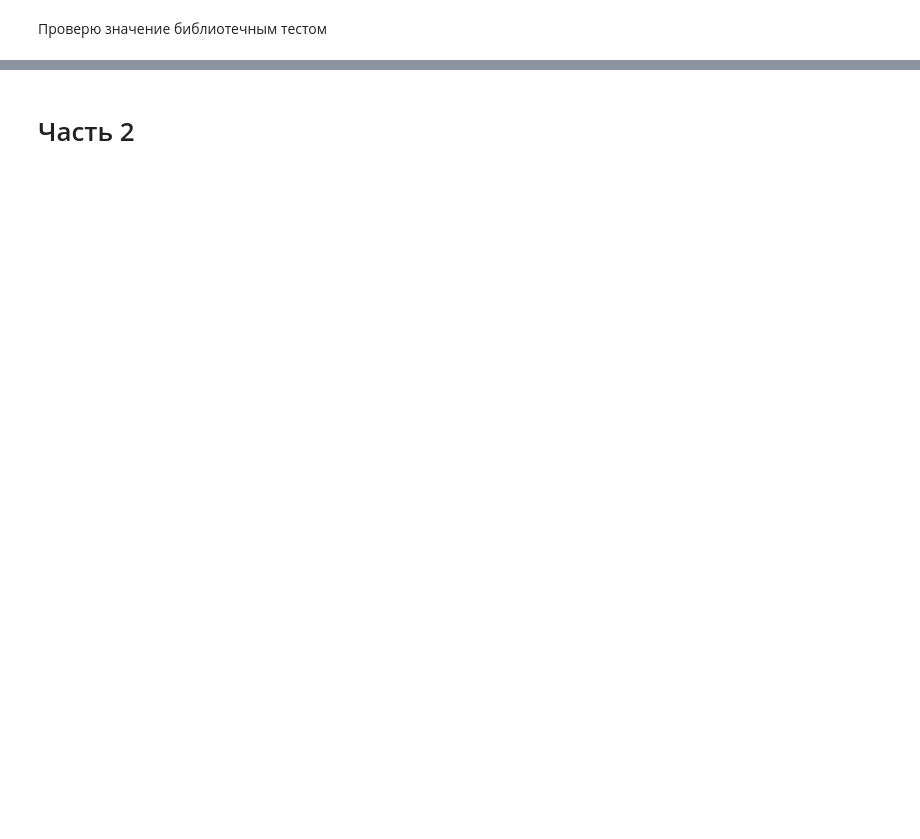
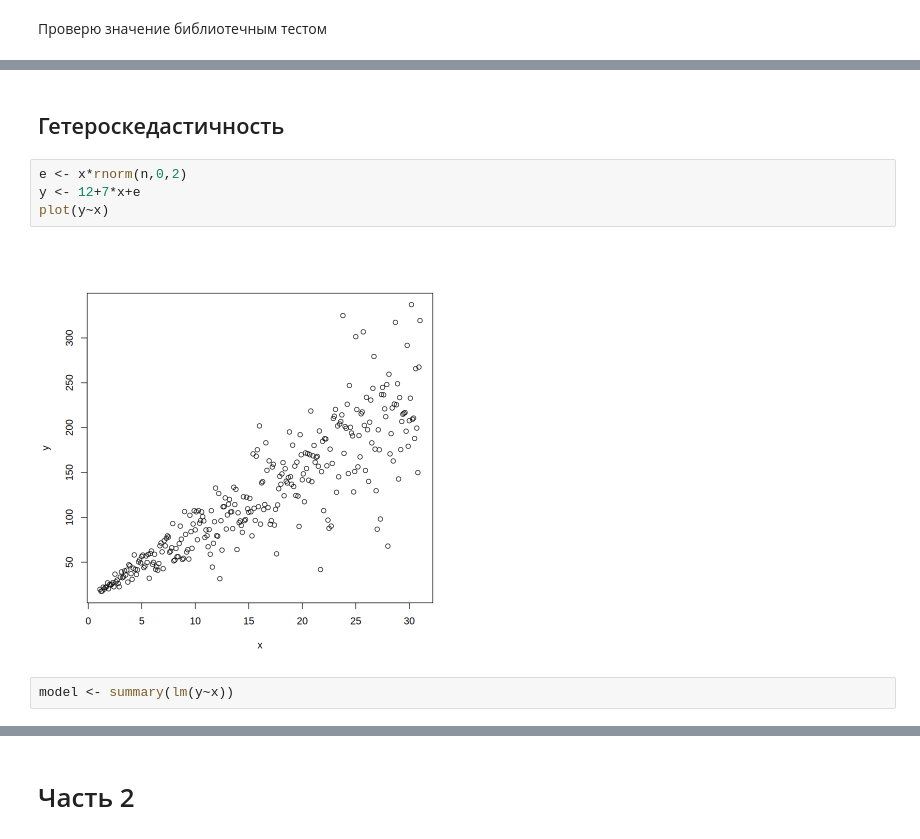
Before and after one commit to Amatikay/Econometrics_labs, a Jupyter notebook: Semester2/Lab-1/main.ipynb, the cells around one changed output, grey strips where cells are left out. Cells and saved outputs as stored; diff of their text form; blank space fills up the shorter version.

```diff
--- a/Semester2/Lab-1/main.ipynb
+++ b/Semester2/Lab-1/main.ipynb
@@ -99,0 +111,10 @@ Residual standard error: 1.037582
+# %% [markdown]
+## Гетероскедастичность
+# %%
+e <- x*rnorm(n,0,2)
+y <- 12+7*x+e
+plot(y~x)
+# %% [output]
+[figure, added]
+# %%
+model <- summary(lm(y~x))
```
Also changed, not shown: parts of 14 cells of this notebook, 1 other file.
